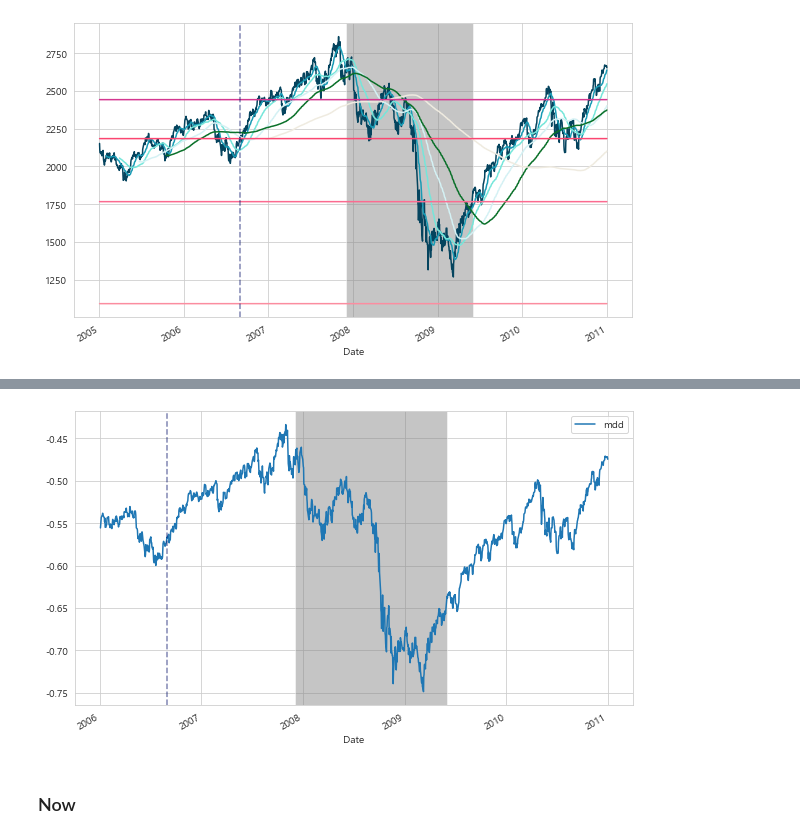
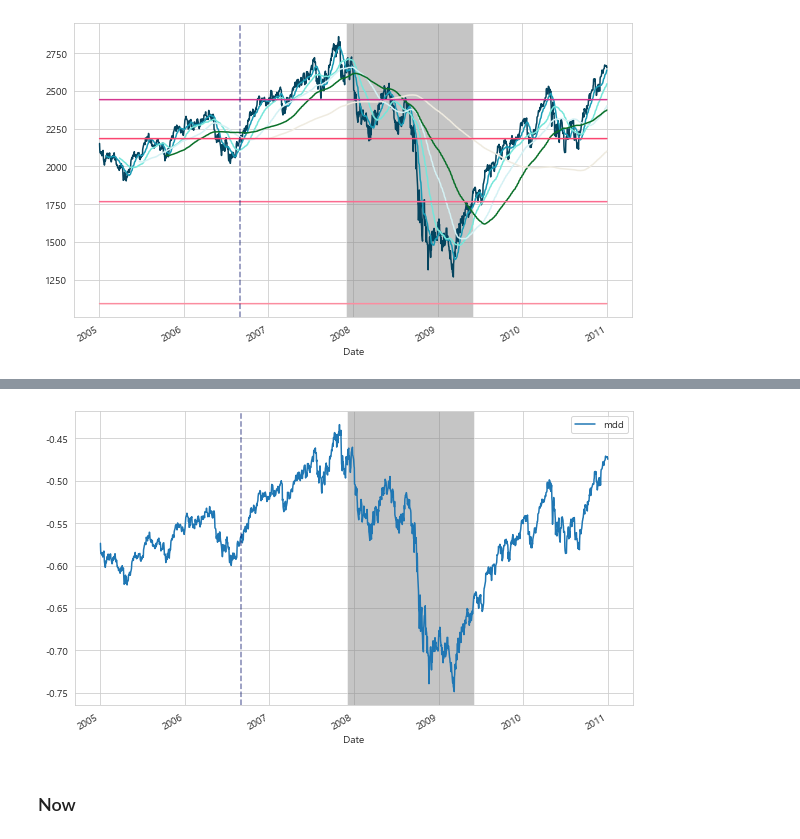
Before and after one commit to hansJeong/ws_fn_git, a Jupyter notebook: analytics/01_01_shock_case_study.ipynb, the cells around one changed output, grey strips where cells are left out. Drawn from its saved outputs; the diff is of its cells as text; code cells hidden in the pictures.

```diff
--- a/analytics/01_01_shock_case_study.ipynb
+++ b/analytics/01_01_shock_case_study.ipynb
@@ -270,10 +270,10 @@ plt.show()
 # %%
-mdd_df[['mdd']]["2006":"2010"].plot()
+mdd_df[['mdd']]["2005":"2010"].plot()
 plt.axvspan('2007-12-04', '2009-06-01', facecolor='gray', alpha=0.45)
 plt.axvline(x = '2006-09-01', color = '#000C66', linestyle = '--', alpha = 0.5)
 plt.show()
 # %% [output]
-[figure, old version]
+[figure, new version]
 # %% [markdown]
 ### Now
 # %%
```
Also changed, not shown: parts of 3 cells of this notebook, 1 other file.
